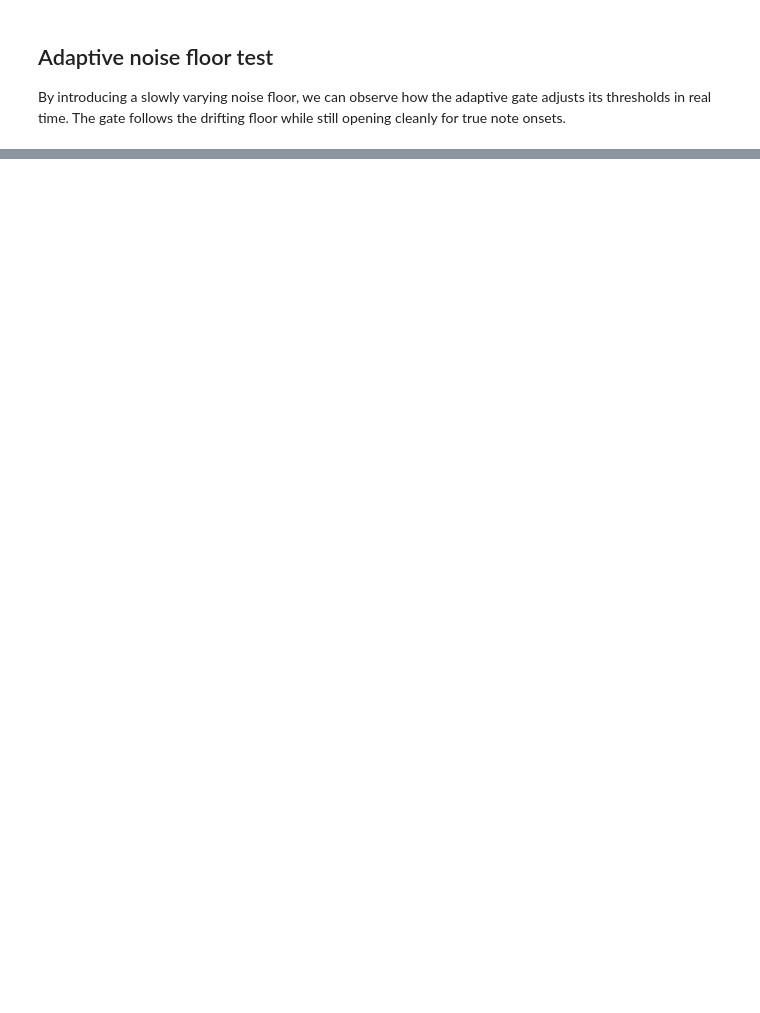
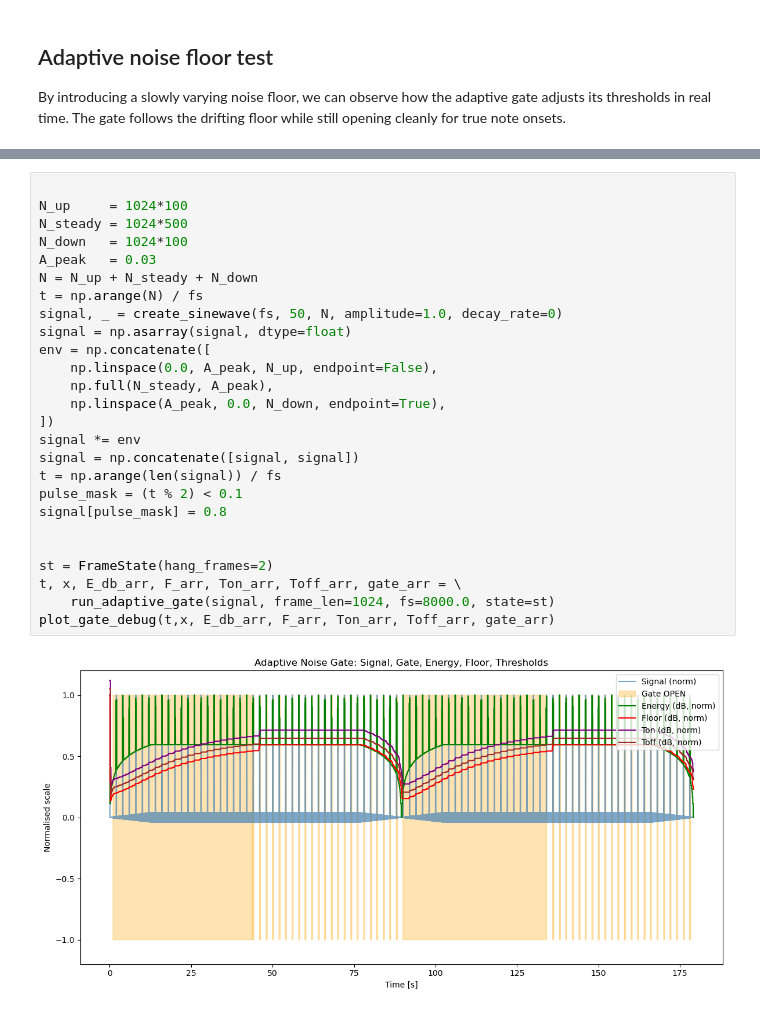
Before and after one commit to b-ashford/Auto-Tuner, a Jupyter notebook: docs/adaptive_noise_gate.ipynb, the cells around one changed output, grey strips where cells are left out. Drawn from its saved outputs; the diff is of its cells as text; blank space fills up the shorter version.

```diff
--- a/docs/adaptive_noise_gate.ipynb
+++ b/docs/adaptive_noise_gate.ipynb
@@ -198,0 +183,28 @@ plot_gate_debug(t,x, E_db_arr, F_arr, Ton_arr, Toff_arr, gate_arr)
+# %%
+
+N_up     = 1024*100
+N_steady = 1024*500
+N_down   = 1024*100
+A_peak   = 0.03
+N = N_up + N_steady + N_down
+t = np.arange(N) / fs
+signal, _ = create_sinewave(fs, 50, N, amplitude=1.0, decay_rate=0)
+signal = np.asarray(signal, dtype=float)
+env = np.concatenate([
+    np.linspace(0.0, A_peak, N_up, endpoint=False),
+    np.full(N_steady, A_peak),
+    np.linspace(A_peak, 0.0, N_down, endpoint=True),
+])
+signal *= env
+signal = np.concatenate([signal, signal])
+t = np.arange(len(signal)) / fs
+pulse_mask = (t % 2) < 0.1
+signal[pulse_mask] = 0.8
+
+
+st = FrameState(hang_frames=2)
+t, x, E_db_arr, F_arr, Ton_arr, Toff_arr, gate_arr = \
+    run_adaptive_gate(signal, frame_len=1024, fs=8000.0, state=st)
+plot_gate_debug(t,x, E_db_arr, F_arr, Ton_arr, Toff_arr, gate_arr)
+# %% [output]
+[figure, added]
```
Also changed, not shown: parts of 4 cells of this notebook, 12 other files.
